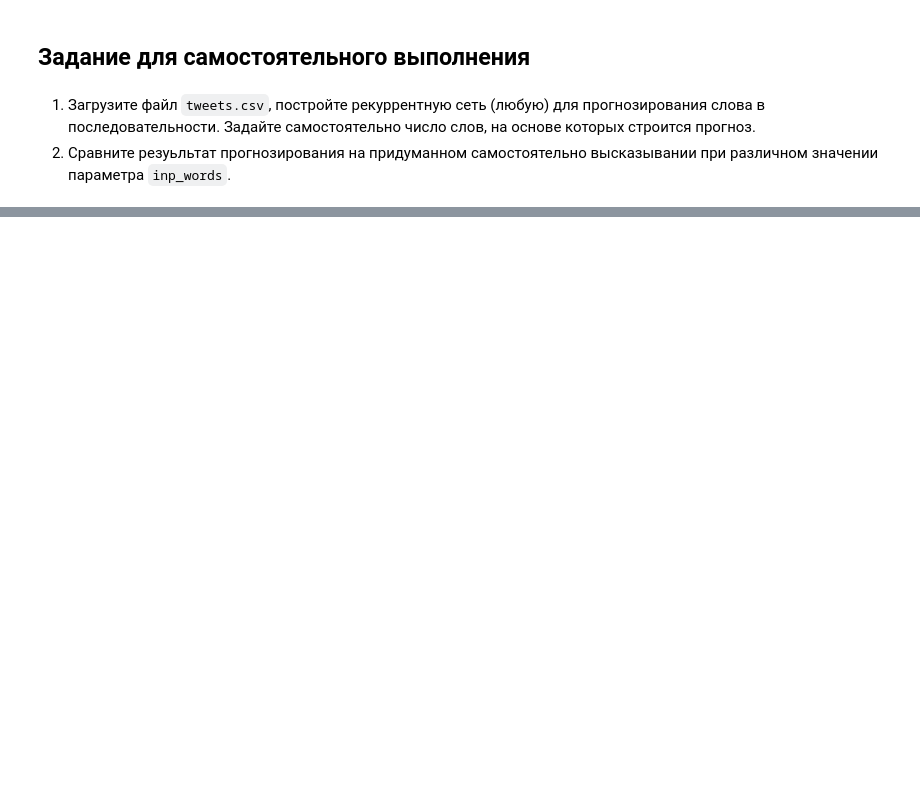
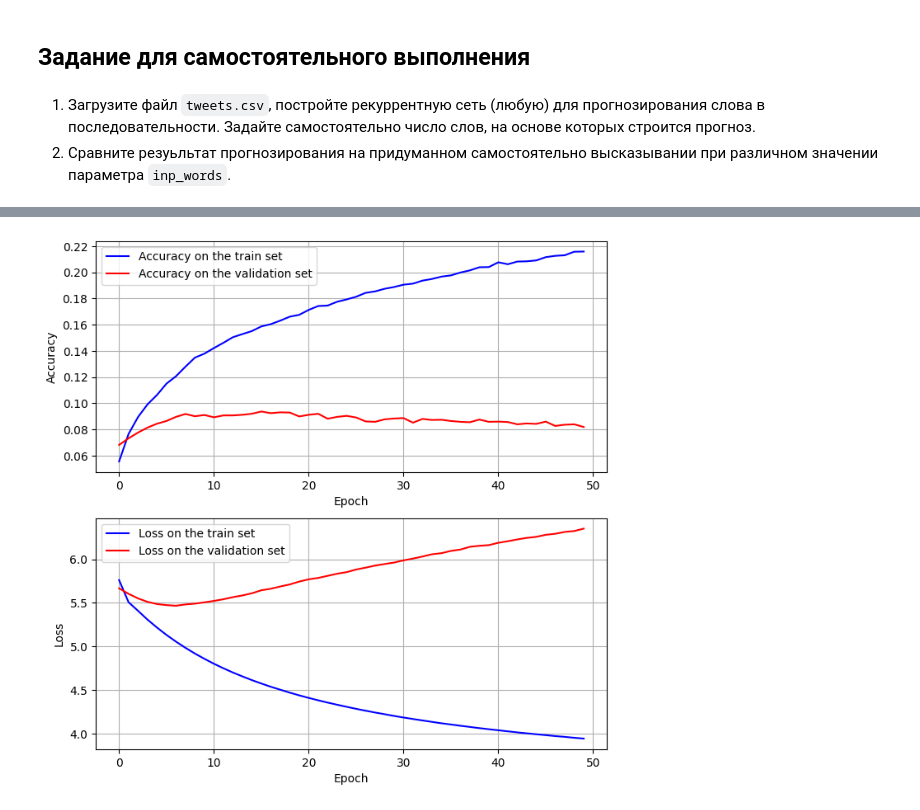
Before and after one commit to NikitaFedorovS/-ML, a Jupyter notebook: ml4/Texts_4.ipynb, the cells around one changed output, grey strips where cells are left out. Saved outputs shown, nothing was run; the diff lists cells and outputs as text; code cells hidden in the pictures; blank space fills up the shorter version.

```diff
--- a/ml4/Texts_4.ipynb
+++ b/ml4/Texts_4.ipynb
@@ -376,0 +415,3 @@ forecast
+# %%
+res = to_categorical(data[0], num_classes=maxWordsCount)
+res.shape
@@ -376,0 +420,15 @@ forecast
+# %%
+inp_words = 3
+n = res.shape[0]-inp_words
+
+X = np.array([res[i:i+inp_words, :] for i in range(n)])
+Y = res[inp_words:]
+# %%
+model = keras.Sequential([
+    Input((inp_words, maxWordsCount)),
+    SimpleRNN(32, activation='tanh'),
+    Dense(maxWordsCount, activation='softmax')
+])
+model.summary()
+
+model.compile(loss='categorical_crossentropy', metrics=['accuracy'], optimizer='adam')
@@ -376,0 +447,2 @@ forecast
+# %%
+history = model.fit(X, Y, validation_split=0.15, batch_size=32, epochs=50)
@@ -376,0 +467,21 @@ forecast
+# %%
+# Кривые обучения
+plt.figure(figsize=(8, 8))
+plt.subplot(2, 1, 1)
+plt.plot(history.history['accuracy'], label='Accuracy on the train set', color = 'b')
+plt.plot(history.history['val_accuracy'], label='Accuracy on the validation set', color = 'r')
+plt.xlabel('Epoch')
+plt.ylabel('Accuracy')
+plt.legend()
+plt.grid(True)
+
+plt.subplot(2, 1, 2)
+plt.plot(history.history['loss'], label='Loss on the train set', color = 'b')
+plt.plot(history.history['val_loss'], label='Loss on the validation set', color = 'r')
+plt.xlabel('Epoch')
+plt.ylabel('Loss')
+plt.legend()
+plt.grid(True)
+plt.show()
+# %% [output]
+[figure, added]
```
Also changed, not shown: parts of 19 cells of this notebook.
